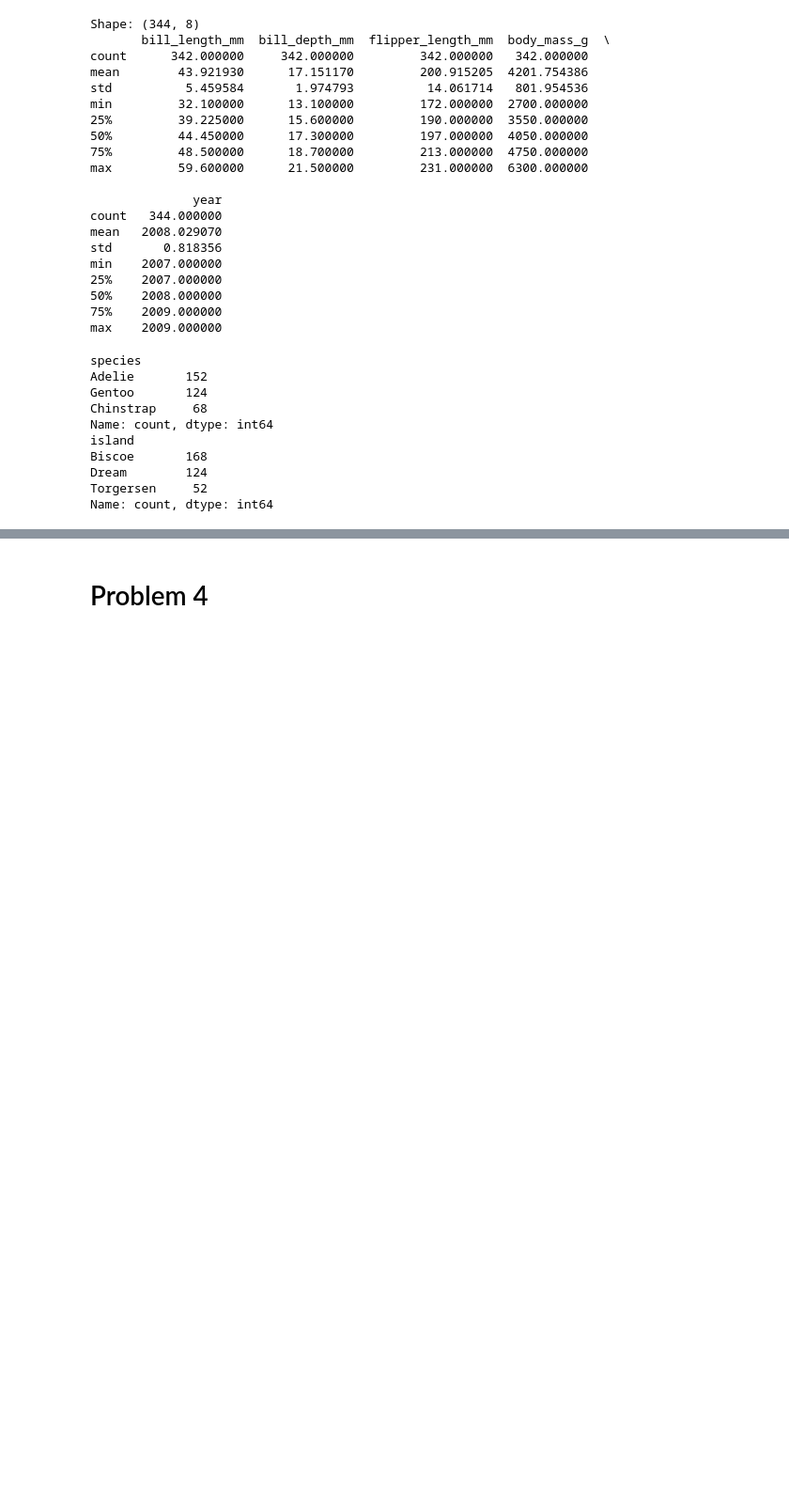
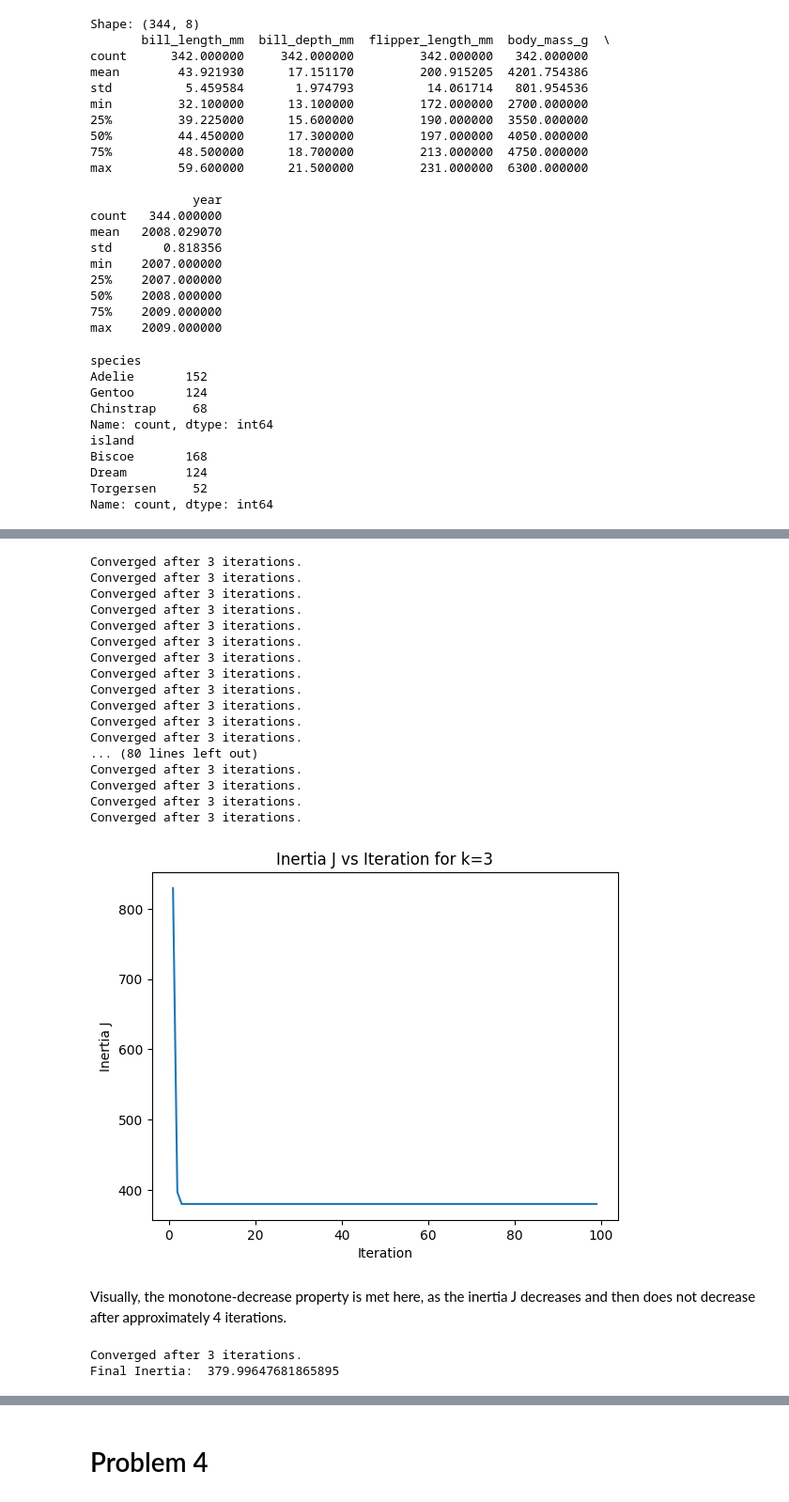
Before and after one commit to sonirohan/intro-ml, a Jupyter notebook: hw3/hw3.ipynb, the cells around one changed output, grey strips where cells are left out. Shown at 94% size. Cells and saved outputs as stored; diff of their text form; code cells hidden in the pictures; blank space fills up the shorter version.

```diff
--- a/hw3/hw3.ipynb
+++ b/hw3/hw3.ipynb
@@ -53,0 +151,73 @@ Name: count, dtype: int64
+# %%
+# 3(c)(i)
+
+def kmeans(X, k, max_iter=100, seed=0):
+    np.random.seed(seed)
+    n_samples, n_features = X.shape
+
+    # pick k data points
+    initial_indices = np.random.choice(n_samples, size=k, replace=False)
+    centroids = X[initial_indices]
+
+    for iteration in range(max_iter):
+        # assign each data point to the nearest centroid
+        distances = np.linalg.norm(X[:, np.newaxis] - centroids, axis=2)  # shape (n_samples, k)
+        closest_centroids = np.argmin(distances, axis=1)  # shape (n_samples,)
+
+        # calculate mean of assigned points to update centroids
+        new_centroids = np.array([X[closest_centroids == i].mean(axis=0) for i in range(k)])
+
+        # check convergence (centroids did not change)
+        if np.all(centroids == new_centroids):
+            print(f"Converged after {iteration} iterations.")
+            break
+
+        centroids = new_centroids
+
+    # return the final centroids, final cluster labels, and the final inertia J
+    inertia = np.sum([np.linalg.norm(X[closest_centroids == i] - centroids[i])**2 for i in range(k)])
+    return centroids, closest_centroids, inertia
+# %%
+# 3(c)(ii)
+
+# plot J as a function of iteration on a single example run with k=3
+inertias = []
+for iteration_count in range(1, 100):
+    centroids, labels, inertia = kmeans(penguins_standardized.values, k=3, max_iter=iteration_count, seed=0)
+    inertias.append(inertia)
+
+plt.plot(range(1, 100), inertias)
+plt.xlabel("Iteration")
+plt.ylabel("Inertia J")
+plt.title("Inertia J vs Iteration for k=3")
+plt.show()
+# %% [output]
+Converged after 3 iterations.
+Converged after 3 iterations.
+Converged after 3 iterations.
+Converged after 3 iterations.
+Converged after 3 iterations.
+Converged after 3 iterations.
+Converged after 3 iterations.
+Converged after 3 iterations.
+Converged after 3 iterations.
+Converged after 3 iterations.
+Converged after 3 iterations.
+Converged after 3 iterations.
+... (80 lines left out)
+Converged after 3 iterations.
+Converged after 3 iterations.
+Converged after 3 iterations.
+Converged after 3 iterations.
+[figure, added]
+# %% [markdown]
+Visually, the monotone-decrease property is met here, as the inertia J decreases and then does not decrease after approximately 4 iterations.
+# %%
+# 3(d)(i)
+
+# run the kmeans with k=3 on the four standardized features
+centroids, labels, inertia = kmeans(penguins_standardized.values, k=3, max_iter=100, seed=0)
+print("Final Inertia: ", inertia)
+# %% [output]
+Converged after 3 iterations.
+Final Inertia:  379.99647681865895
```
Also changed, not shown: parts of 29 cells of this notebook.
